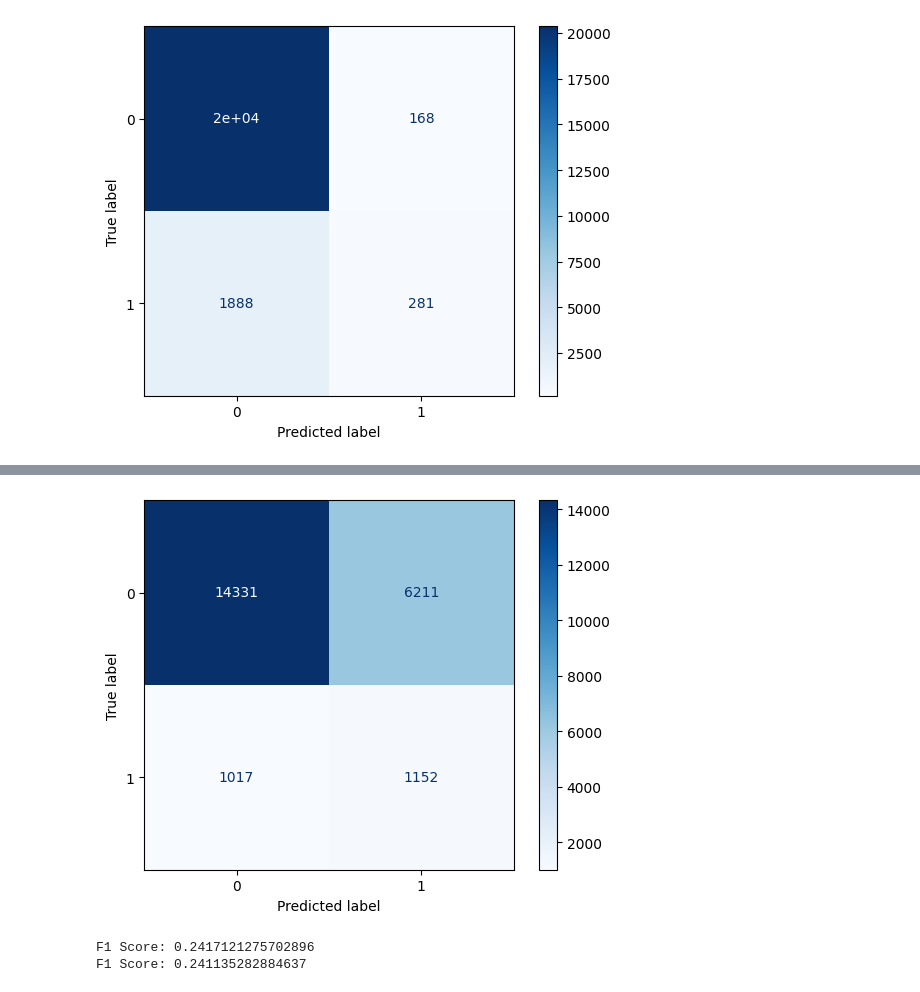
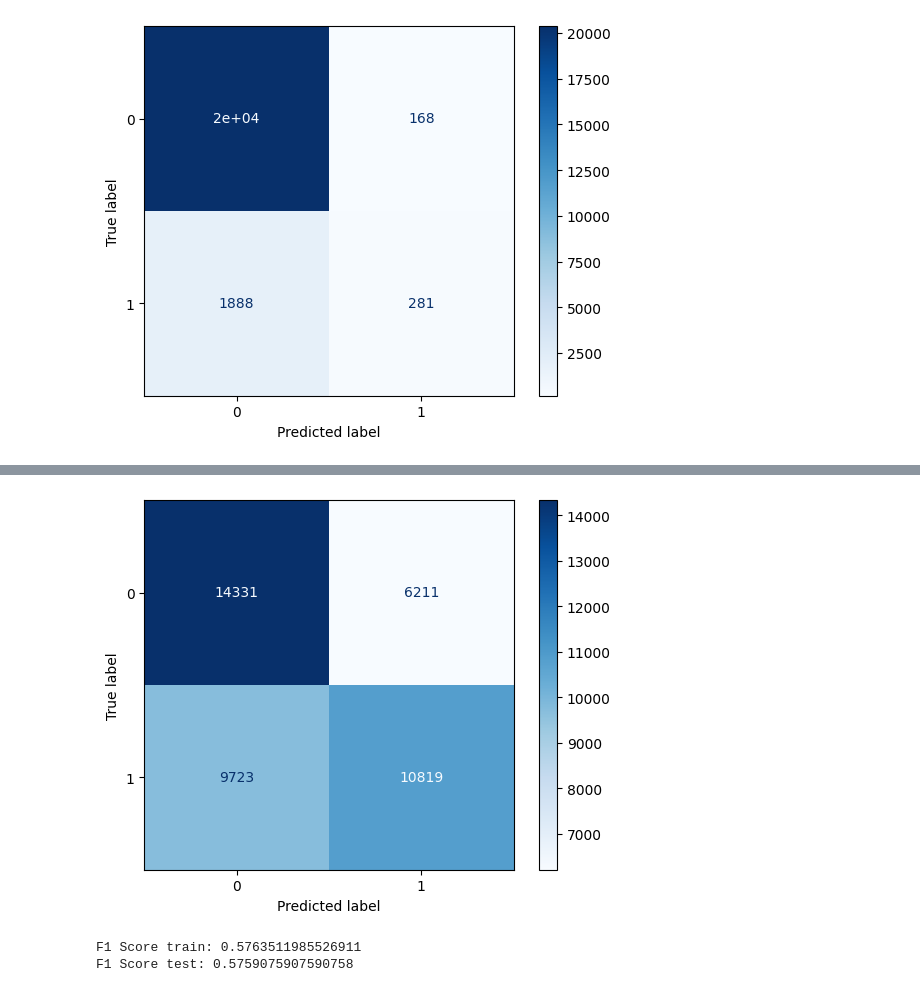
Before and after one commit to Ghostikxd/4.1_labs, a Jupyter notebook: SII/lab2/lab2.ipynb, the cells around one changed output, grey strips where cells are left out. Drawn from its saved outputs; the diff is of its cells as text; code cells hidden in the pictures.

```diff
--- a/SII/lab2/lab2.ipynb
+++ b/SII/lab2/lab2.ipynb
@@ -236,5 +253,12 @@ minority_oversample = minority_oversample.reset_index(drop=True)
 # %%
-features_train_oversampled = pd.concat([features_train[target_train == 0], minority_oversample]).reset_index(drop=True)
-target_train_oversampled = np.array([np.zeros(len(target_train[target_train == 0])), np.ones(len(minority_oversample))]).reshape(-1, 1)
+minority_oversample_test = resample(
+    features_test[target_test == 1],
+    replace=True,
+    n_samples=len(target_test[target_test == 0]),
+    random_state=RANDOM_STATE
+)
+minority_oversample_test = minority_oversample_test.reset_index(drop=True)
+features_test_oversampled = pd.concat([features_test[target_test == 0], minority_oversample_test]).reset_index(drop=True)
+target_test_oversampled = np.array([np.zeros(len(target_test[target_test == 0])), np.ones(len(minority_oversample_test))]).reshape(-1, 1)
 # %%
 model = LogisticRegressionGD()
@@ -281,16 +308,16 @@ _ = ax.legend(handles, labels)
 # %%
 from sklearn.metrics import confusion_matrix, ConfusionMatrixDisplay
 
-cm = confusion_matrix(target_test, model.predict(features_test), labels=[0, 1])
-disp = ConfusionMatrixDisplay(confusion_matrix=cm, display_labels=[0, 1])
-_ = disp.plot(cmap=plt.cm.Blues)
+cm_test_oversampled = confusion_matrix(target_test_oversampled, model.predict(features_test_oversampled), labels=[0, 1])
+disp_test_oversampled = ConfusionMatrixDisplay(confusion_matrix=cm_test_oversampled, display_labels=[0, 1])
+_ = disp_test_oversampled.plot(cmap=plt.cm.Blues)
 # %% [output]
-[figure, old version]
+[figure, new version]
 # %%
-f1 = f1_score(target_test, model.predict(features_test))
-print(f"F1 Score: {f1}")
-f1 = f1_score(target_train, model.predict(features_train))
-print(f"F1 Score: {f1}")
+f1 = f1_score(target_train_oversampled, model.predict(features_train_oversampled))
+print(f"F1 Score train: {f1}")
+f1 = f1_score(target_test_oversampled, model.predict(features_test_oversampled))
+print(f"F1 Score test: {f1}")
 # %% [output]
-F1 Score: 0.2417121275702896
-F1 Score: 0.241135282884637
+F1 Score train: 0.5763511985526911
+F1 Score test: 0.5759075907590758
```
Also changed, not shown: parts of 9 cells of this notebook, 4 other files.
